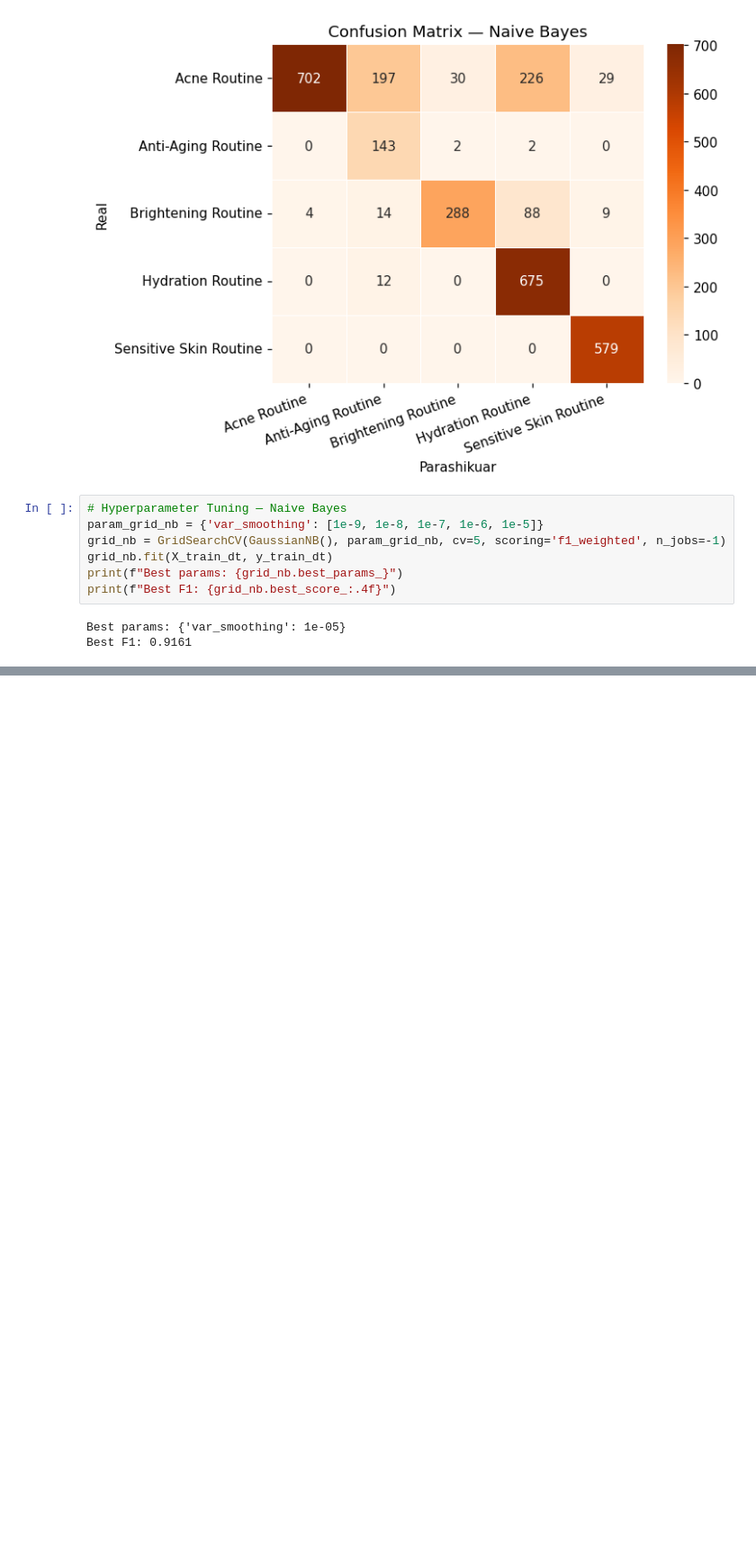
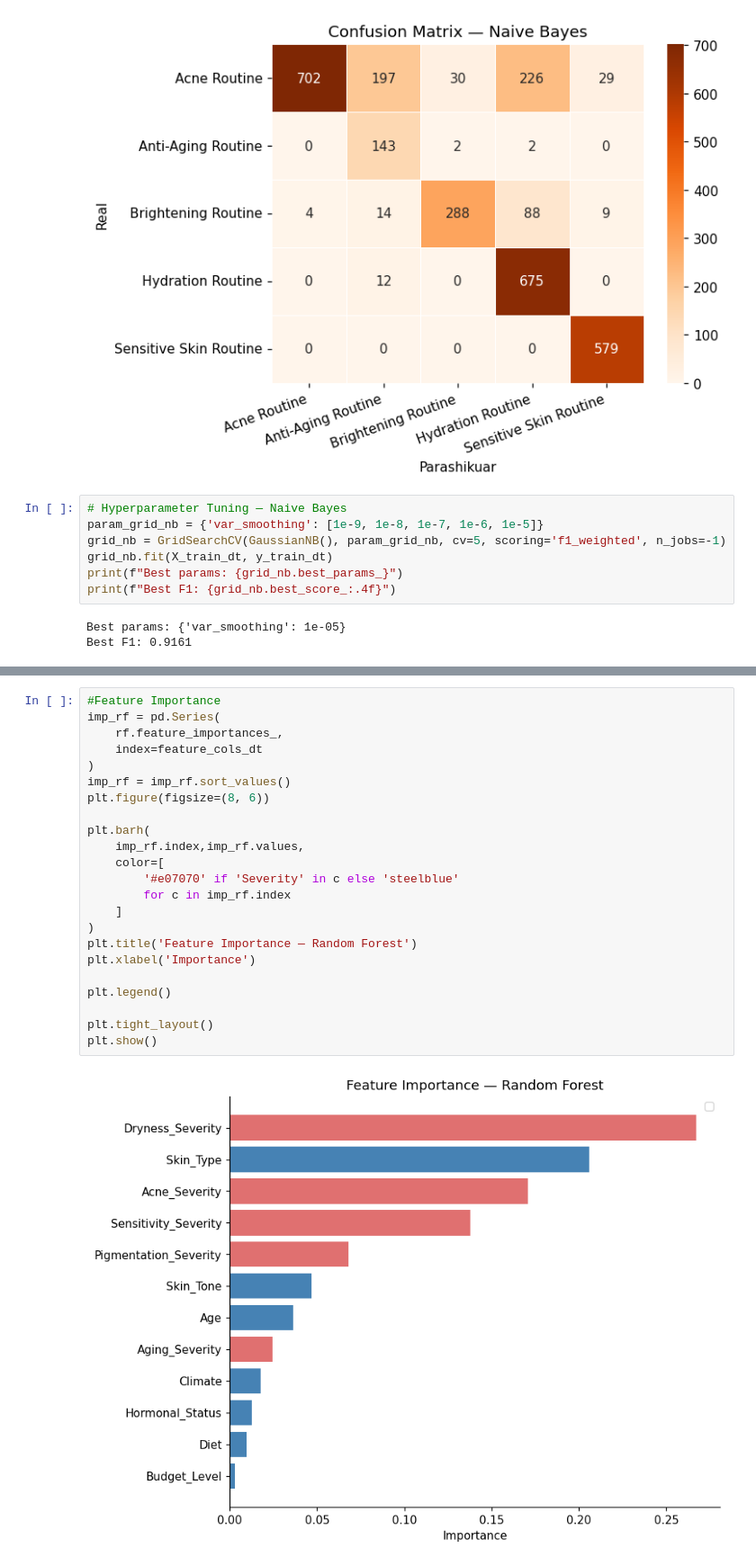
Before and after one commit to Sara587979/AI-Skincare-Personalization, a Jupyter notebook: skincare_ml.ipynb, the cells around one changed output, grey strips where cells are left out. Shown at 90% size. Saved outputs shown, nothing was run; the diff lists cells and outputs as text; blank space fills up the shorter version.

```diff
--- a/skincare_ml.ipynb
+++ b/skincare_ml.ipynb
@@ -713,0 +770,25 @@ Best F1: 0.9161
+# %%
+#Feature Importance
+imp_rf = pd.Series(
+    rf.feature_importances_,
+    index=feature_cols_dt
+)
+imp_rf = imp_rf.sort_values()
+plt.figure(figsize=(8, 6))
+
+plt.barh(
+    imp_rf.index,imp_rf.values,
+    color=[
+        '#e07070' if 'Severity' in c else 'steelblue'
+        for c in imp_rf.index
+    ]
+)
+plt.title('Feature Importance — Random Forest')
+plt.xlabel('Importance')
+
+plt.legend()
+
+plt.tight_layout()
+plt.show()
+# %% [output]
+[figure, added]
```
Also changed, not shown: parts of 7 cells of this notebook.
